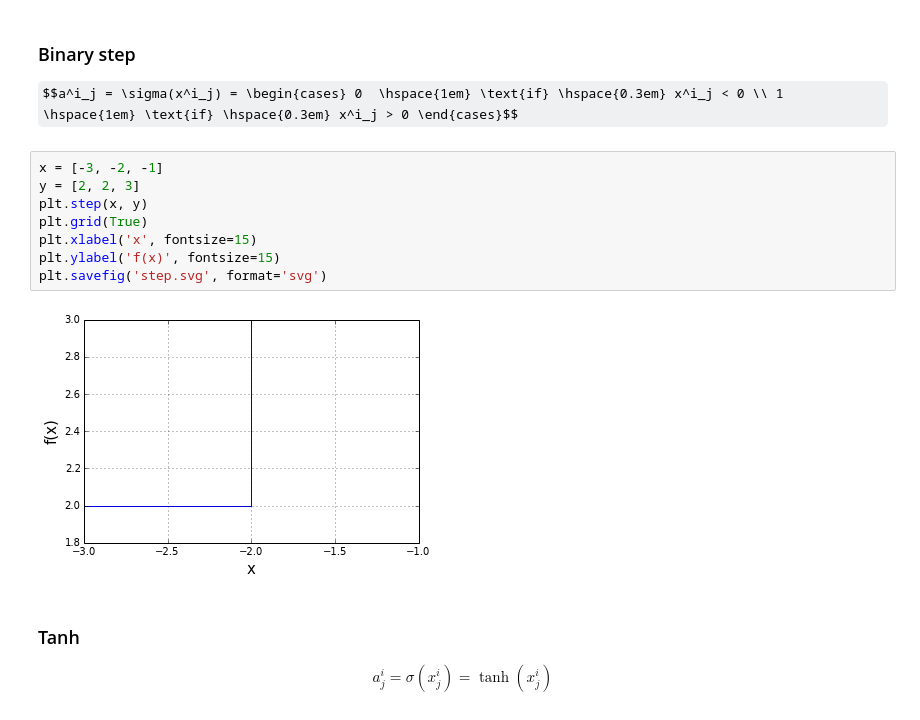
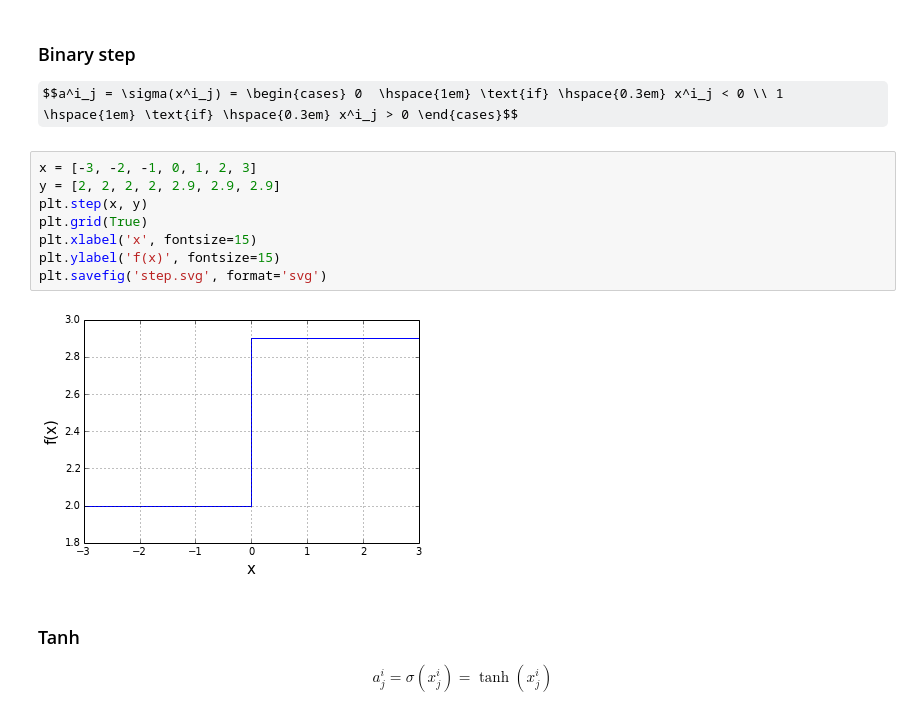
Before and after one commit to adl1995/adl1995.github.io, a Jupyter notebook: notebooks/Activation functions.ipynb, the cells around one changed output. Saved outputs shown, nothing was run; the diff lists cells and outputs as text; some formulas as TeX source.

Commit message:
Fix plot for binary step function

```diff
--- a/notebooks/Activation functions.ipynb
+++ b/notebooks/Activation functions.ipynb
@@ -7,15 +7,15 @@ Populating the interactive namespace from numpy and matplotlib
 
 $$a^i_j = \sigma(x^i_j) = \begin{cases} 0  \hspace{1em} \text{if} \hspace{0.3em} x^i_j < 0 \\ 1 \hspace{1em} \text{if} \hspace{0.3em} x^i_j > 0 \end{cases}$$
 # %%
-x = [-3, -2, -1]
-y = [2, 2, 3]
+x = [-3, -2, -1, 0, 1, 2, 3]
+y = [2, 2, 2, 2, 2.9, 2.9, 2.9]
 plt.step(x, y)
 plt.grid(True)
 plt.xlabel('x', fontsize=15)
 plt.ylabel('f(x)', fontsize=15)
 plt.savefig('step.svg', format='svg')
 # %% [output]
-[figure, old version]
+[figure, new version]
 # %% [markdown]
 ### Tanh
 
```
Also changed, not shown: 1 other file.
